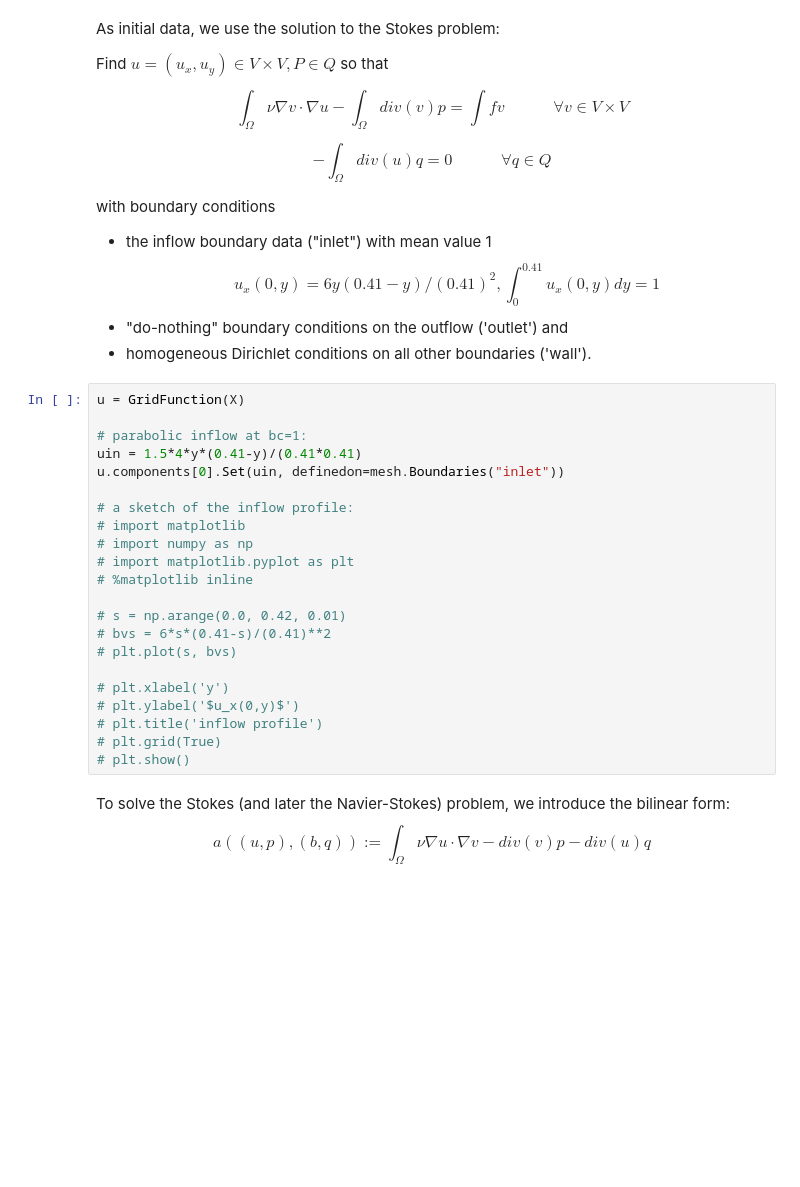
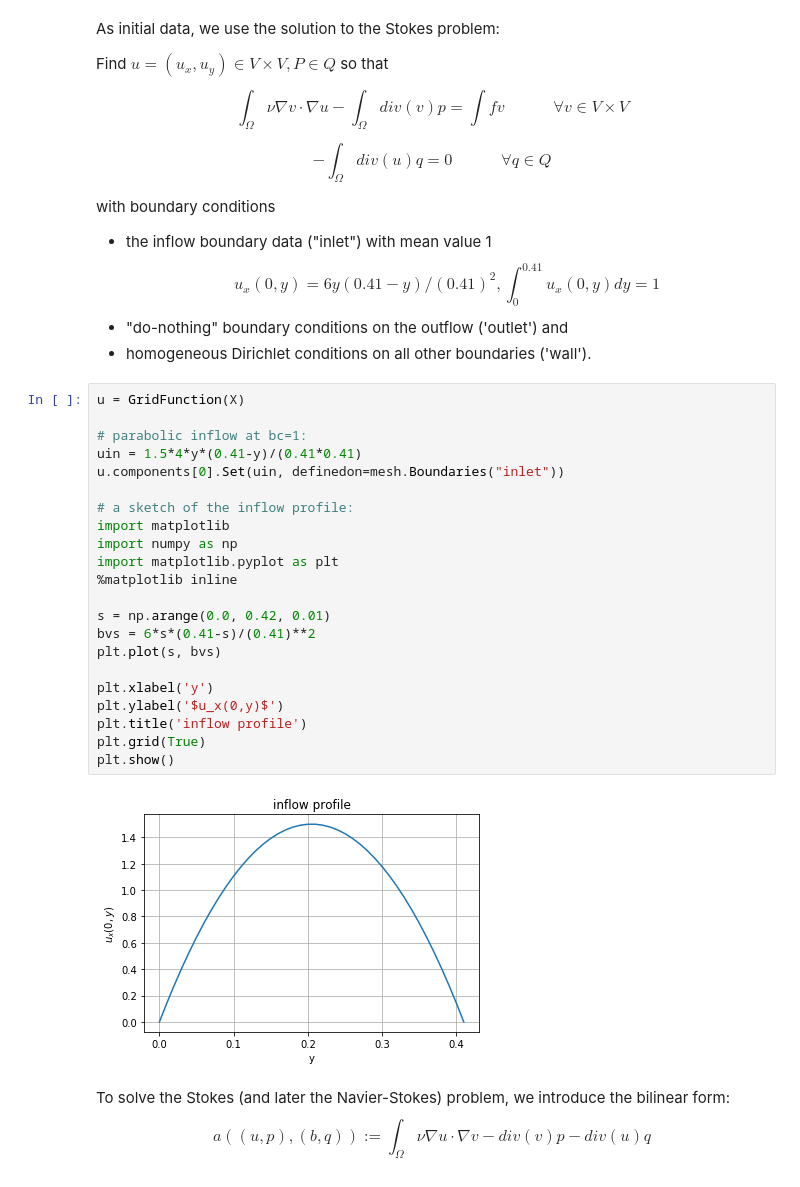
Before and after one commit to ddrake/ngsolve_notebooks, a Jupyter notebook: Navier Stokes w Questions.ipynb, the cells around one changed output. Cells and saved outputs as stored; diff of their text form; blank space fills up the shorter version.

```diff
--- a/Navier Stokes w Questions.ipynb
+++ b/Navier Stokes w Questions.ipynb
@@ -77,25 +82,27 @@ $$u_x(0,y)=6y(0.41−y)/(0.41)^2,\int_0^{0.41}u_x(0,y)dy=1$$
 # %%
 u = GridFunction(X)
 
 # parabolic inflow at bc=1:
 uin = 1.5*4*y*(0.41-y)/(0.41*0.41)
 u.components[0].Set(uin, definedon=mesh.Boundaries("inlet"))
 
 # a sketch of the inflow profile:
-# import matplotlib
-# import numpy as np
-# import matplotlib.pyplot as plt
-# %matplotlib inline
+import matplotlib
+import numpy as np
+import matplotlib.pyplot as plt
+%matplotlib inline
 
-# s = np.arange(0.0, 0.42, 0.01)
-# bvs = 6*s*(0.41-s)/(0.41)**2
-# plt.plot(s, bvs)
+s = np.arange(0.0, 0.42, 0.01)
+bvs = 6*s*(0.41-s)/(0.41)**2
+plt.plot(s, bvs)
 
-# plt.xlabel('y')
-# plt.ylabel('$u_x(0,y)$')
-# plt.title('inflow profile')
-# plt.grid(True)
-# plt.show()
+plt.xlabel('y')
+plt.ylabel('$u_x(0,y)$')
+plt.title('inflow profile')
+plt.grid(True)
+plt.show()
+# %% [output]
+[figure, added]
 # %% [markdown]
 To solve the Stokes (and later the Navier-Stokes) problem, we introduce the bilinear form:
 $$a((u,p),(b,q)) := \int_\Omega \nu \nabla u \cdot \nabla v - div(v)p - div(u)q$$
```
Also changed, not shown: parts of 13 cells of this notebook, 1 other file.
